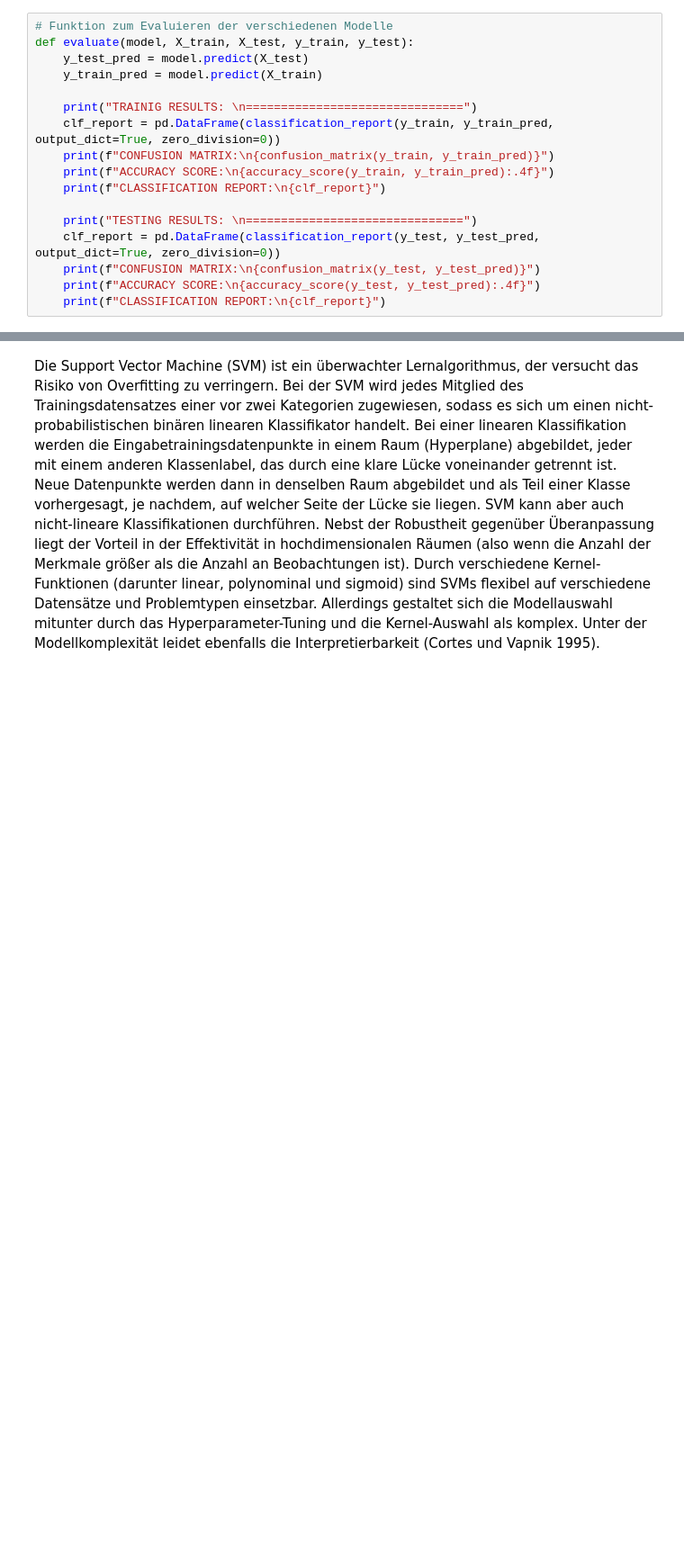
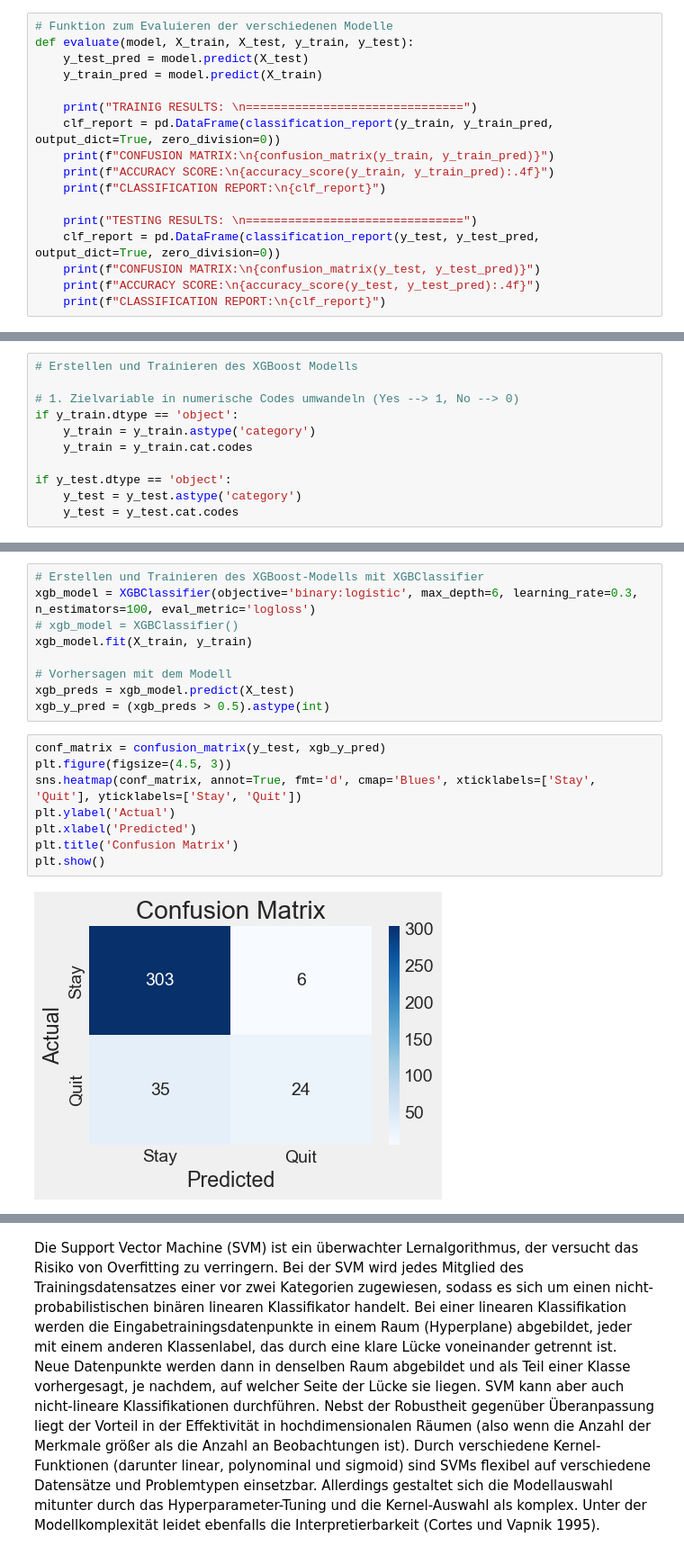
Before and after one commit to vngtr/datamining, a Jupyter notebook: 4.Modeling.ipynb, the cells around one changed output, grey strips where cells are left out. Shown at 90% size. Drawn from its saved outputs; the diff is of its cells as text; blank space fills up the shorter version.

Commit message:
Ergänzung XGBoost

```diff
--- a/4.Modeling.ipynb
+++ b/4.Modeling.ipynb
@@ -79,0 +114,11 @@ def evaluate(model, X_train, X_test, y_train, y_test):
+# %%
+# Erstellen und Trainieren des XGBoost Modells
+
+# 1. Zielvariable in numerische Codes umwandeln (Yes --> 1, No --> 0)
+if y_train.dtype == 'object':
+    y_train = y_train.astype('category')
+    y_train = y_train.cat.codes
+
+if y_test.dtype == 'object':
+    y_test = y_test.astype('category')
+    y_test = y_test.cat.codes
@@ -79,0 +136,19 @@ def evaluate(model, X_train, X_test, y_train, y_test):
+# %%
+# Erstellen und Trainieren des XGBoost-Modells mit XGBClassifier
+xgb_model = XGBClassifier(objective='binary:logistic', max_depth=6, learning_rate=0.3, n_estimators=100, eval_metric='logloss')
+# xgb_model = XGBClassifier()
+xgb_model.fit(X_train, y_train)
+
+# Vorhersagen mit dem Modell
+xgb_preds = xgb_model.predict(X_test)
+xgb_y_pred = (xgb_preds > 0.5).astype(int)
+# %%
+conf_matrix = confusion_matrix(y_test, xgb_y_pred)
+plt.figure(figsize=(4.5, 3))
+sns.heatmap(conf_matrix, annot=True, fmt='d', cmap='Blues', xticklabels=['Stay', 'Quit'], yticklabels=['Stay', 'Quit'])
+plt.ylabel('Actual')
+plt.xlabel('Predicted')
+plt.title('Confusion Matrix')
+plt.show()
+# %% [output]
+[figure, added]
```
Also changed, not shown: parts of 27 cells of this notebook.
